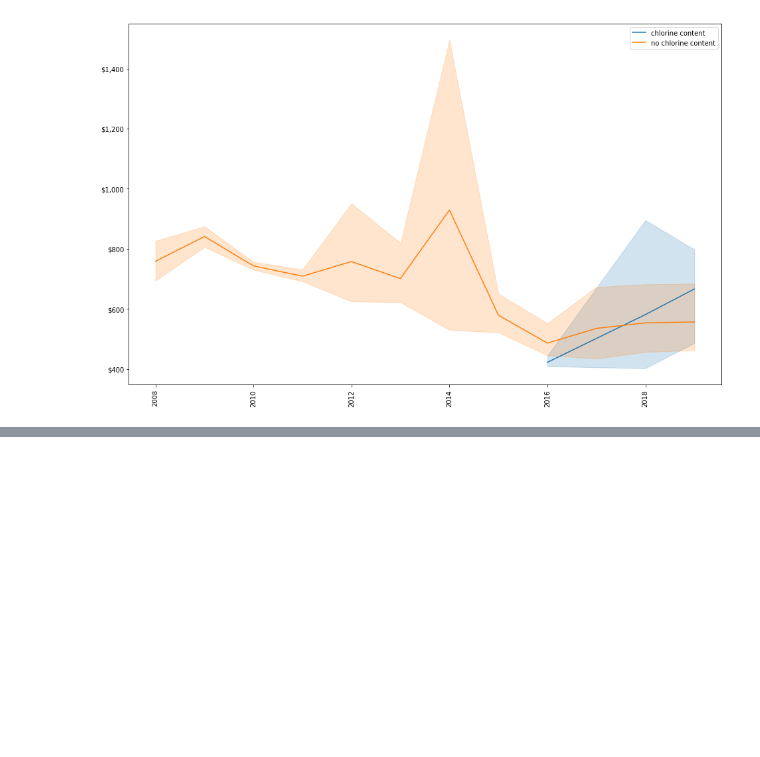
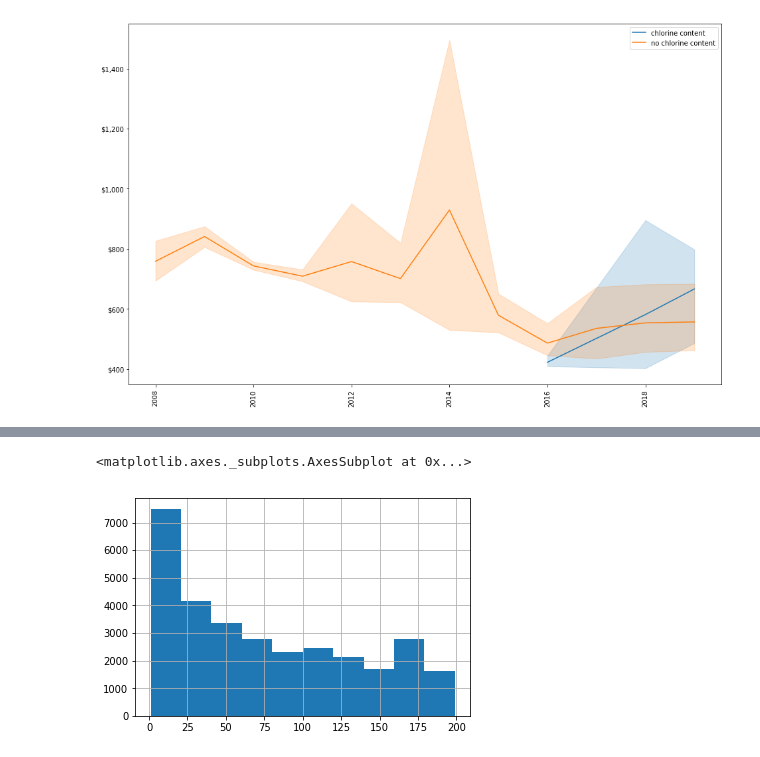
Before and after one commit to ortsed/eia-fuel-costs, a Jupyter notebook: 7-Analysis-and-Viz.ipynb, the cells around one changed output, grey strips where cells are left out. Drawn from its saved outputs; the diff is of its cells as text; code cells hidden in the pictures; blank space fills up the shorter version.

```diff
--- a/7-Analysis-and-Viz.ipynb
+++ b/7-Analysis-and-Viz.ipynb
@@ -334,0 +470,5 @@ blah = a1.set_yticklabels(yticks)
+# %%
+df[df.quantity < 200].quantity.hist()
+# %% [output]
+<matplotlib.axes._subplots.AxesSubplot at 0x...>
+[figure, added]
```
Also changed, not shown: parts of 30 cells of this notebook, 10 other files.
